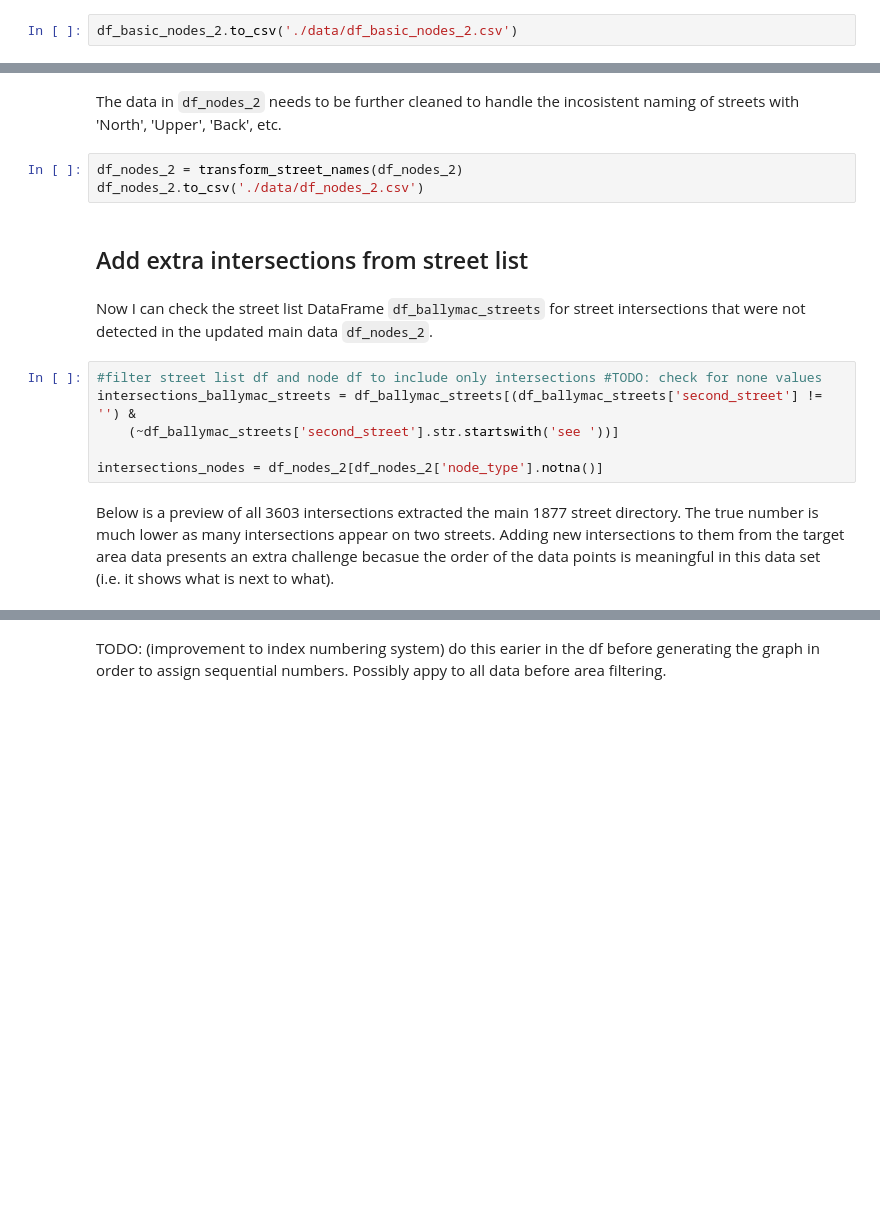
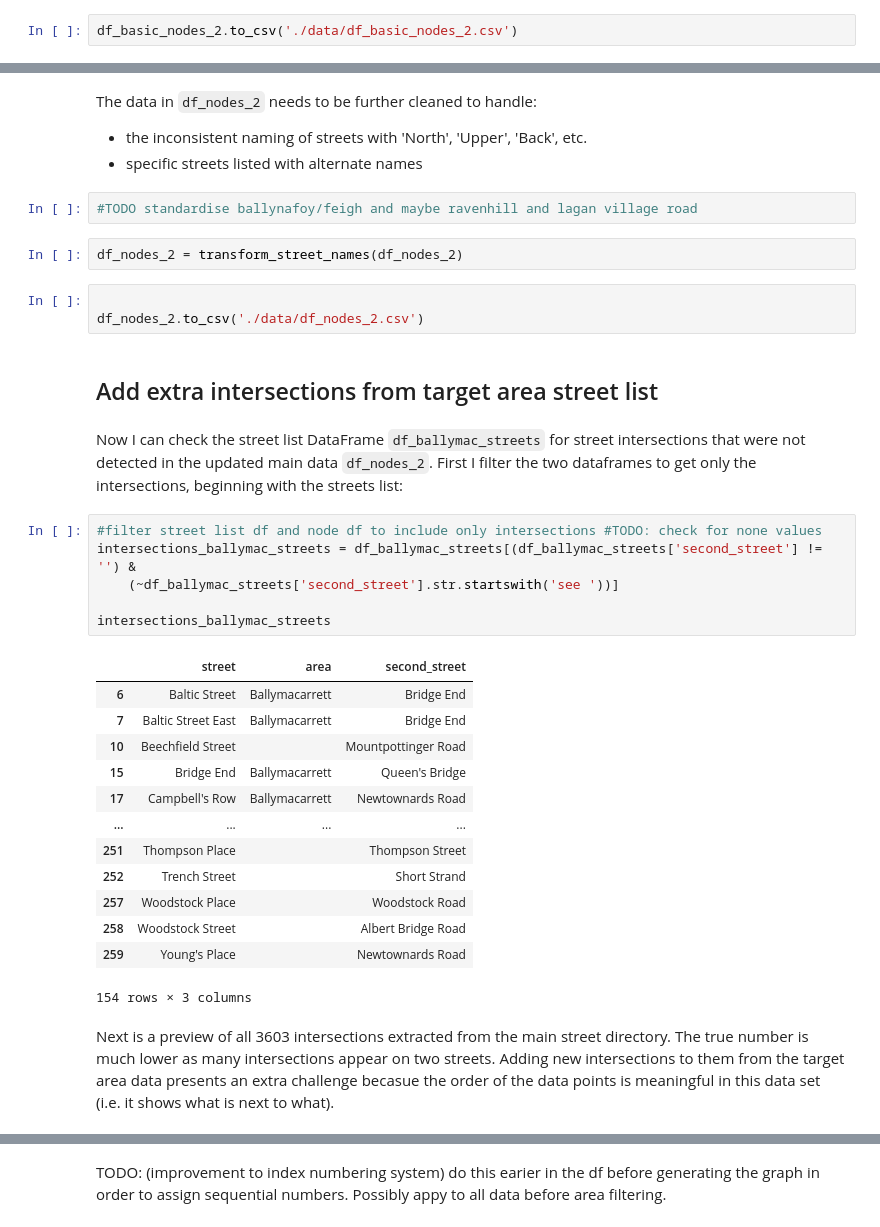
Before and after one commit to sian0x0/Map-Extinct-Addresses, a Jupyter notebook: ballymacarrett-extract.ipynb, the cells around one changed output, grey strips where cells are left out. Cells and saved outputs as stored; diff of their text form; blank space fills up the shorter version.

```diff
--- a/ballymacarrett-extract.ipynb
+++ b/ballymacarrett-extract.ipynb
@@ -456,17 +442,37 @@ df_nodes_2
 # %% [markdown]
-The data in `df_nodes_2` needs to be further cleaned to handle the incosistent naming of streets with 'North', 'Upper', 'Back', etc.
+The data in `df_nodes_2` needs to be further cleaned to handle:
+* the inconsistent naming of streets with 'North', 'Upper', 'Back', etc.
+* specific streets listed with alternate names
+# %%
+#TODO standardise ballynafoy/feigh and maybe ravenhill and lagan village road
+# %%
+df_nodes_2 = transform_street_names(df_nodes_2)
 # %%
-df_nodes_2 = transform_street_names(df_nodes_2)
+
 df_nodes_2.to_csv('./data/df_nodes_2.csv')
 # %% [markdown]
-## Add extra intersections from street list
+## Add extra intersections from target area street list
 # %% [markdown]
-Now I can check the street list DataFrame `df_ballymac_streets` for street intersections that were not detected in the updated main data `df_nodes_2`.
+Now I can check the street list DataFrame `df_ballymac_streets` for street intersections that were not detected in the updated main data `df_nodes_2`. First I filter the two dataframes to get only the intersections, beginning with the streets list:
 # %%
 #filter street list df and node df to include only intersections #TODO: check for none values
 intersections_ballymac_streets = df_ballymac_streets[(df_ballymac_streets['second_street'] != '') &
     (~df_ballymac_streets['second_street'].str.startswith('see '))]
 
-intersections_nodes = df_nodes_2[df_nodes_2['node_type'].notna()]
+intersections_ballymac_streets
+# %% [output]
+|  | street | area | second_street |
+| 6 | Baltic Street | Ballymacarrett | Bridge End |
+| 7 | Baltic Street East | Ballymacarrett | Bridge End |
+| 10 | Beechfield Street |  | Mountpottinger Road |
+| 15 | Bridge End | Ballymacarrett | Queen's Bridge |
+| 17 | Campbell's Row | Ballymacarrett | Newtownards Road |
+| ... | ... | ... | ... |
+| 251 | Thompson Place |  | Thompson Street |
+| 252 | Trench Street |  | Short Strand |
+| 257 | Woodstock Place |  | Woodstock Road |
+| 258 | Woodstock Street |  | Albert Bridge Road |
+| 259 | Young's Place |  | Newtownards Road |
+154 rows × 3 columns
 # %% [markdown]
-Below is a preview of all 3603 intersections extracted the main 1877 street directory. The true number is much lower as many intersections appear on two streets. Adding new intersections to them from the target area data presents an extra challenge becasue the order of the data points is meaningful in this data set (i.e. it shows what is next to what).
+Next is a preview of all 3603 intersections extracted from the main street directory. The true number is much lower as many intersections appear on two streets. Adding new intersections to them from the target area data presents an extra challenge becasue the order of the data points is meaningful in this data set (i.e. it shows what is next to what).
```
Also changed, not shown: parts of 29 cells of this notebook.
